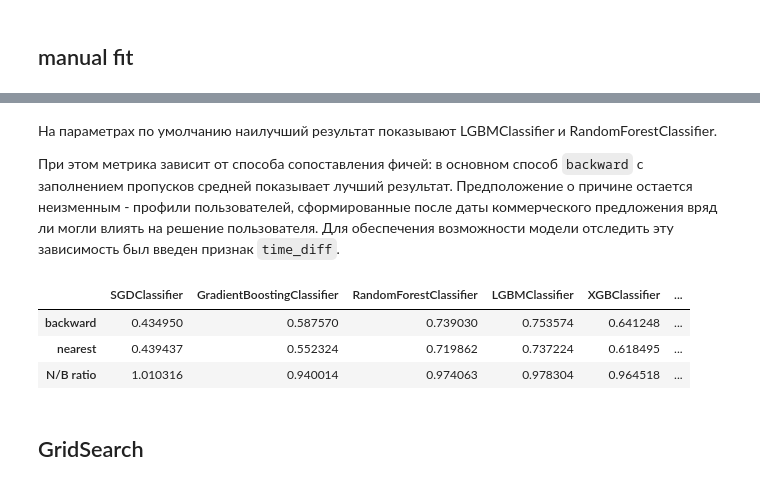
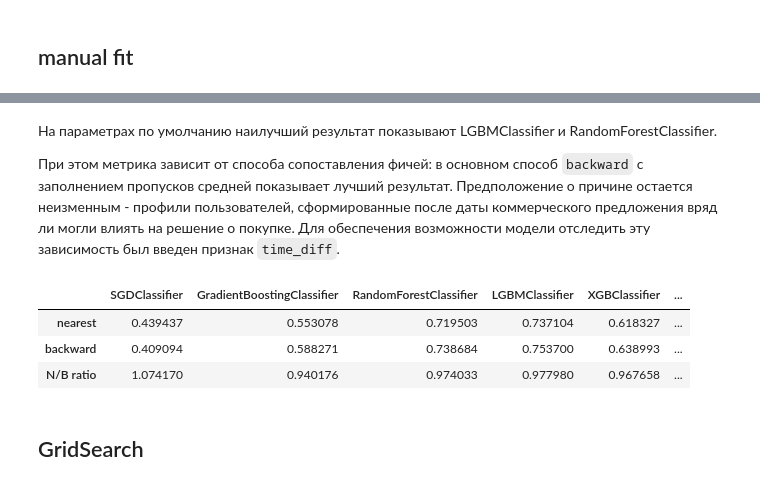
Before and after one commit to j2cry/gb_megafon, a Jupyter notebook: research/comparison.ipynb, the cells around one changed output, grey strips where cells are left out. Saved outputs shown, nothing was run; the diff lists cells and outputs as text; code cells hidden in the pictures.

```diff
--- a/research/comparison.ipynb
+++ b/research/comparison.ipynb
@@ -223,17 +223,17 @@ Avg. f-score: 0.6444532391062732
 # %% [markdown]
 На параметрах по умолчанию наилучший результат показывают LGBMClassifier и RandomForestClassifier.
 
-При этом метрика зависит от способа сопоставления фичей: в основном способ `backward` с заполнением пропусков средней показывает лучший результат. Предположение о причине остается неизменным - профили пользователей, сформированные после даты коммерческого предложения вряд ли могли влиять на решение пользователя.
+При этом метрика зависит от способа сопоставления фичей: в основном способ `backward` с заполнением пропусков средней показывает лучший результат. Предположение о причине остается неизменным - профили пользователей, сформированные после даты коммерческого предложения вряд ли могли влиять на решение о покупке.
 Для обеспечения возможности модели отследить эту зависимость был введен признак `time_diff`.
 # %%
-df = pd.DataFrame(json.load(open('merge_method_metrics.json', 'r')), index=['backward', 'nearest']).T
+df = pd.DataFrame(json.load(open('merge_method_metrics.json', 'r')), index=['nearest', 'backward']).T
 df['N/B ratio'] = df['nearest'] / df['backward']
 df.T
 # %% [output]
 |  | SGDClassifier | GradientBoostingClassifier | RandomForestClassifier | LGBMClassifier | XGBClassifier | ... |
-| backward | 0.434950 | 0.587570 | 0.739030 | 0.753574 | 0.641248 | ... |
-| nearest | 0.439437 | 0.552324 | 0.719862 | 0.737224 | 0.618495 | ... |
-| N/B ratio | 1.010316 | 0.940014 | 0.974063 | 0.978304 | 0.964518 | ... |
+| nearest | 0.439437 | 0.553078 | 0.719503 | 0.737104 | 0.618327 | ... |
+| backward | 0.409094 | 0.588271 | 0.738684 | 0.753700 | 0.638993 | ... |
+| N/B ratio | 1.074170 | 0.940176 | 0.974033 | 0.977980 | 0.967658 | ... |
 # %% [markdown]
 ## GridSearch
 # %%
```
Also changed, not shown: parts of 9 cells of this notebook, 17 other files.
